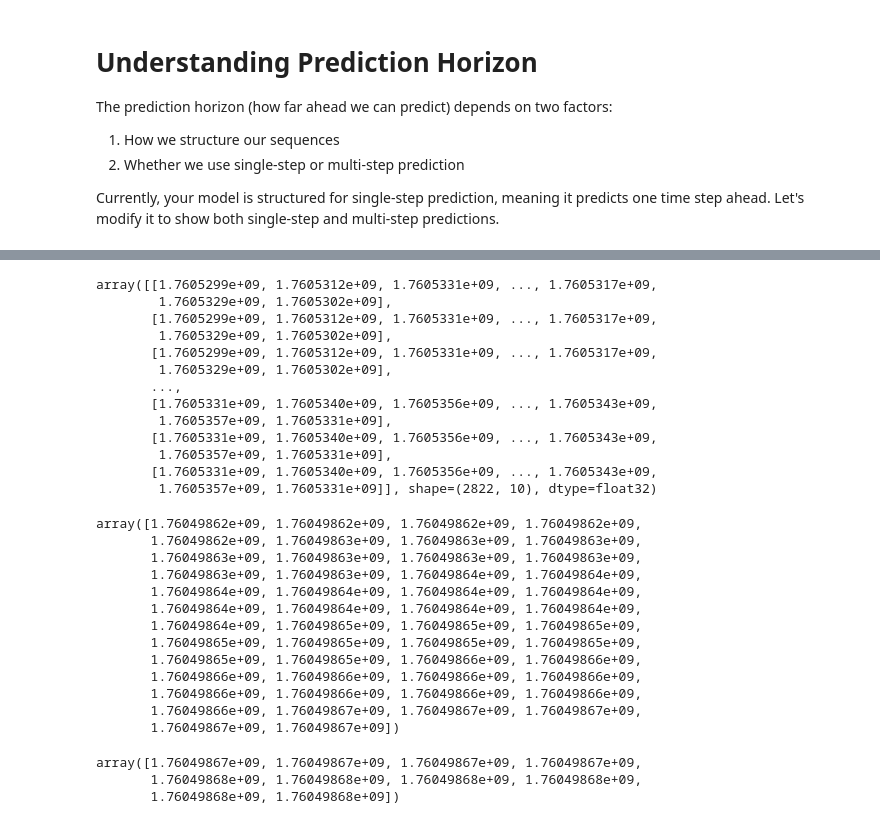
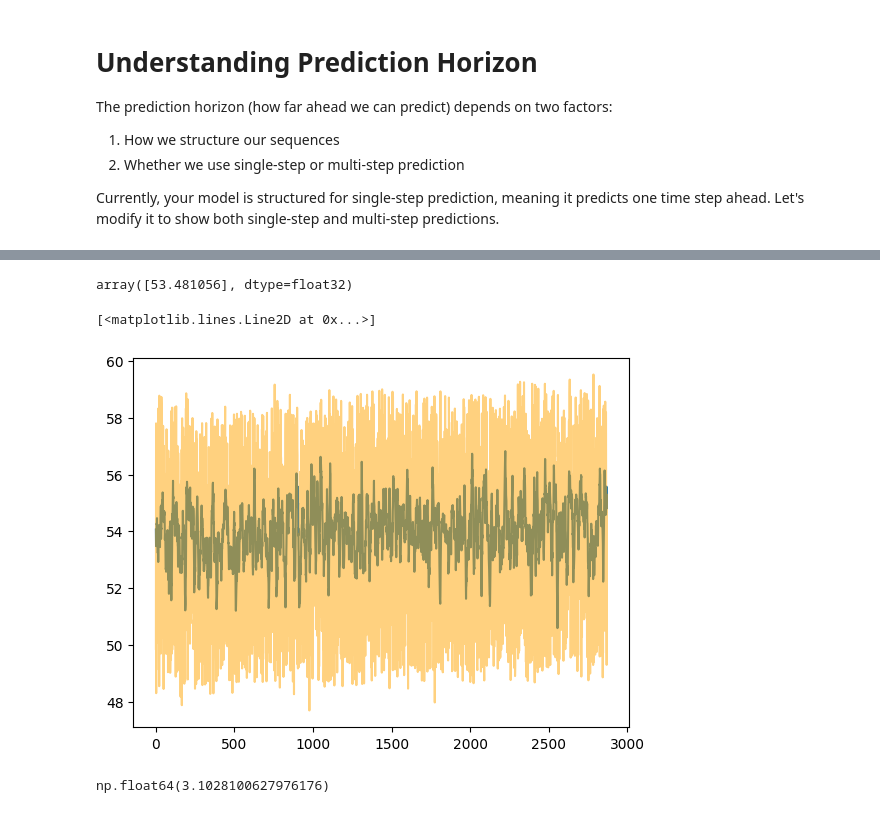
Before and after one commit to adharshr15/AFTAC-DL, a Jupyter notebook: soh-model/data_visualization.ipynb, the cells around one changed output, grey strips where cells are left out. Cells and saved outputs as stored; diff of their text form; code cells hidden in the pictures.

Commit message:
added some graphs

```diff
--- a/soh-model/data_visualization.ipynb
+++ b/soh-model/data_visualization.ipynb
@@ -98,7 +98,7 @@ def create_sequences(data, seq_length, forecast_horizon):
 
 # Parameters
 seq_length = 10  # Look at past 50 time steps
-future_steps = 10  # Predict 10 steps ahead
+future_steps = 1  # Predict 10 steps ahead
 
 # Prepare sequences
 X_train_seq, y_train_seq = create_sequences(y_train.values, seq_length, future_steps)
@@ -117,0 +118,7 @@ X_train_seq.shape, X_test_seq.shape
+# %%
+validation_split = int(np.floor(len(X_train_seq) * 0.8))
+X_val_seq = X_train_seq[validation_split:]
+y_val_seq = y_train_seq[validation_split:]
+
+X_train_seq = X_train_seq[:validation_split]
+y_train_seq = y_train_seq[:validation_split]
@@ -152,8 +161,8 @@ Model: "sequential"
 model.compile(optimizer='adam', loss='mse')
 
 # Train the model
-model.fit(X_train_seq, y_train_seq, epochs=50, batch_size=16, validation_data=(X_test_seq,
-y_test_seq), verbose=2)
+model.fit(X_train_seq, y_train_seq, epochs=40, batch_size=32, validation_data=(X_val_seq,
+y_val_seq), verbose=2)
 
 # Make predictions
 y_pred = model.predict(X_test_seq)
@@ -178,38 +186,0 @@ Epoch 50/50
-# %%
-y_pred
-# %% [output]
-array([[1.7605299e+09, 1.7605312e+09, 1.7605331e+09, ..., 1.7605317e+09,
-        1.7605329e+09, 1.7605302e+09],
-       [1.7605299e+09, 1.7605312e+09, 1.7605331e+09, ..., 1.7605317e+09,
-        1.7605329e+09, 1.7605302e+09],
-       [1.7605299e+09, 1.7605312e+09, 1.7605331e+09, ..., 1.7605317e+09,
-        1.7605329e+09, 1.7605302e+09],
-       ...,
-       [1.7605331e+09, 1.7605340e+09, 1.7605356e+09, ..., 1.7605343e+09,
-        1.7605357e+09, 1.7605331e+09],
-       [1.7605331e+09, 1.7605340e+09, 1.7605356e+09, ..., 1.7605343e+09,
-        1.7605357e+09, 1.7605331e+09],
-       [1.7605331e+09, 1.7605340e+09, 1.7605356e+09, ..., 1.7605343e+09,
-        1.7605357e+09, 1.7605331e+09]], shape=(2822, 10), dtype=float32)
-# %%
-X_test_seq[0, :, 0]
-# %% [output]
-array([1.76049862e+09, 1.76049862e+09, 1.76049862e+09, 1.76049862e+09,
-       1.76049862e+09, 1.76049863e+09, 1.76049863e+09, 1.76049863e+09,
-       1.76049863e+09, 1.76049863e+09, 1.76049863e+09, 1.76049863e+09,
-       1.76049863e+09, 1.76049863e+09, 1.76049864e+09, 1.76049864e+09,
-       1.76049864e+09, 1.76049864e+09, 1.76049864e+09, 1.76049864e+09,
-       1.76049864e+09, 1.76049864e+09, 1.76049864e+09, 1.76049864e+09,
-       1.76049864e+09, 1.76049865e+09, 1.76049865e+09, 1.76049865e+09,
-       1.76049865e+09, 1.76049865e+09, 1.76049865e+09, 1.76049865e+09,
-       1.76049865e+09, 1.76049865e+09, 1.76049866e+09, 1.76049866e+09,
-       1.76049866e+09, 1.76049866e+09, 1.76049866e+09, 1.76049866e+09,
-       1.76049866e+09, 1.76049866e+09, 1.76049866e+09, 1.76049866e+09,
-       1.76049866e+09, 1.76049867e+09, 1.76049867e+09, 1.76049867e+09,
-       1.76049867e+09, 1.76049867e+09])
-# %%
-y_test_seq[0]
-# %% [output]
-array([1.76049867e+09, 1.76049867e+09, 1.76049867e+09, 1.76049867e+09,
-       1.76049868e+09, 1.76049868e+09, 1.76049868e+09, 1.76049868e+09,
-       1.76049868e+09, 1.76049868e+09])
@@ -215,0 +190,12 @@ array([1.76049867e+09, 1.76049867e+09, 1.76049867e+09, 1.76049867e+09,
+# %%
+y_pred[3]
+# %% [output]
+array([53.481056], dtype=float32)
+# %%
+y_pred_flattened = y_pred.flatten()
+
+plt.plot(range(0, len(y_pred_flattened)), y_pred_flattened)
+plt.plot(range(0, len(y_pred_flattened)), y_test_seq, c='orange', alpha=0.5)
+# %% [output]
+[<matplotlib.lines.Line2D at 0x...>]
+[figure, added]
@@ -215,0 +208,4 @@ array([1.76049867e+09, 1.76049867e+09, 1.76049867e+09, 1.76049867e+09,
+# %%
+calculate_msre(y_pred_flattened, y_test_seq)
+# %% [output]
+np.float64(3.1028100627976176)
```
Also changed, not shown: parts of 9 cells of this notebook.
